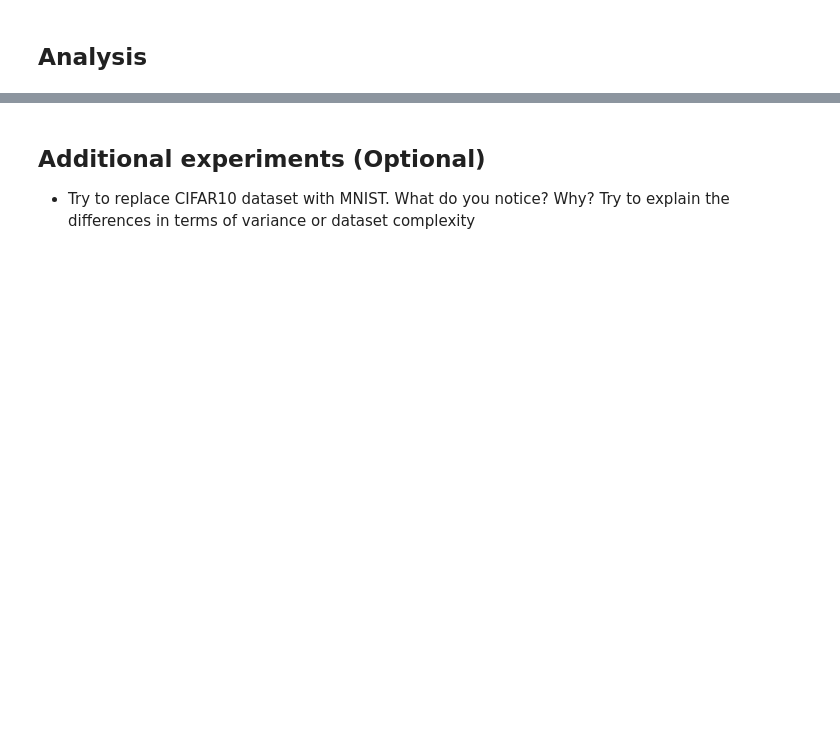
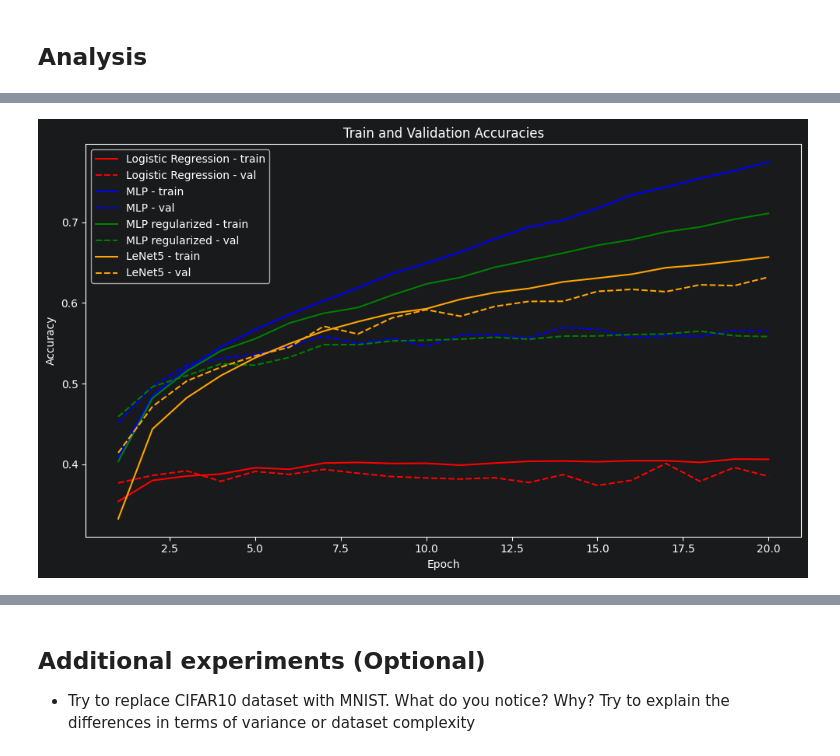
Before and after one commit to carl-lorenz/ML_practicals, a Jupyter notebook: Practical3/3_Buettner_Kortum_Lorenz.ipynb, the cells around one changed output, grey strips where cells are left out. Saved outputs shown, nothing was run; the diff lists cells and outputs as text; code cells hidden in the pictures; blank space fills up the shorter version.

```diff
--- a/Practical3/3_Buettner_Kortum_Lorenz.ipynb
+++ b/Practical3/3_Buettner_Kortum_Lorenz.ipynb
@@ -433,0 +636,33 @@ num_epochs = 20
+# %%
+## TODO: Plot both train and val accuracies for all models.
+## What do you see?
+
+# Plot train and val accuracies for all models
+plt.figure(figsize=(10, 6))
+epochs = range(1, 21)
+
+# log regression
+plt.plot(epochs, train_accs, label='Logistic Regression - train', color='red', linestyle='-')
+plt.plot(epochs, val_accs, label='Logistic Regression - val', color='red', linestyle='--')
+
+# mlp
+plt.plot(epochs, mlp_accs, label='MLP - train', color='blue', linestyle='-')
+plt.plot(epochs, mlp_val_accs, label='MLP - val', color='blue', linestyle='--')
+
+# mlp regularized
+plt.plot(epochs, mlp_reg_accs, label='MLP regularized - train', color='green', linestyle='-')
+plt.plot(epochs, mlp_reg_val_accs, label='MLP regularized - val', color='green', linestyle='--')
+
+# lenet
+plt.plot(epochs, lenet_accs, label='LeNet5 - train', color='orange', linestyle='-')
+plt.plot(epochs, lenet_val_accs, label='LeNet5 - val', color='orange', linestyle='--')
+
+plt.xlabel('Epoch')
+plt.ylabel('Accuracy')
+plt.title('Train and Validation Accuracies')
+
+plt.tight_layout()
+plt.legend()
+plt.show()
+# %% [output]
+[figure, added]
```
Also changed, not shown: parts of 23 cells of this notebook, 1 other file.
